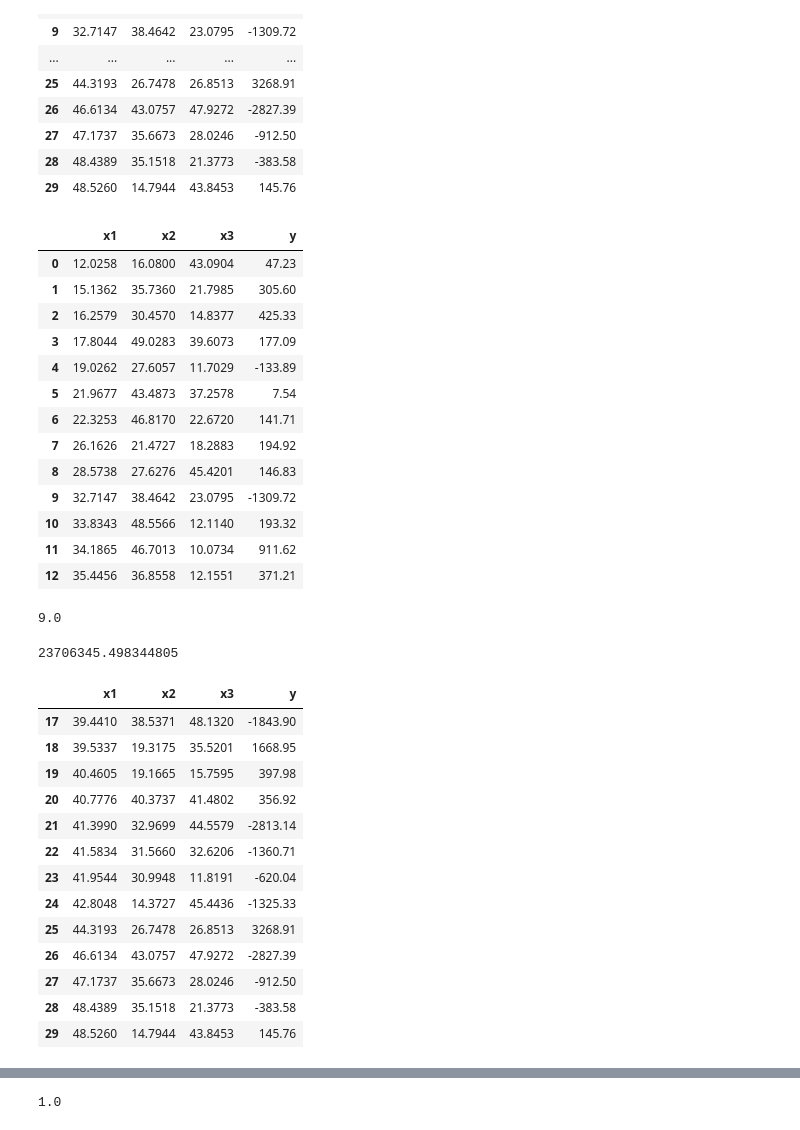
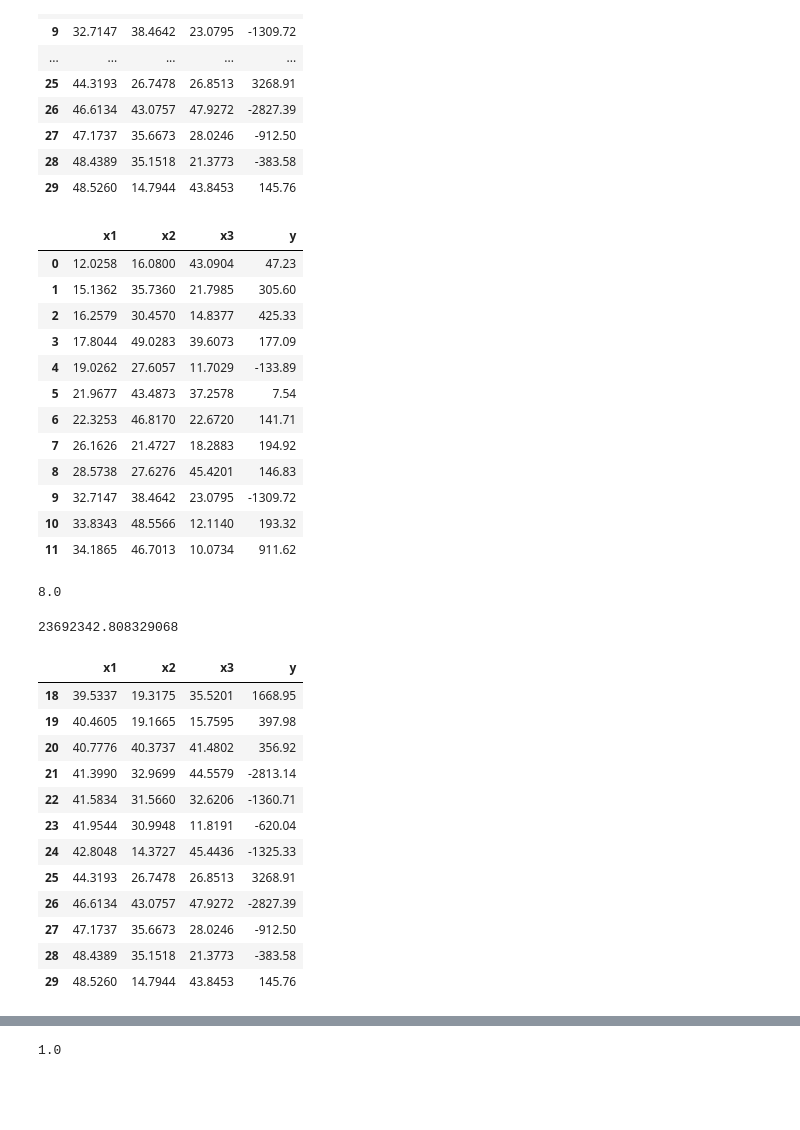
Before and after one commit to iam-fern/Research, a Jupyter notebook: GQ_tese1.ipynb, the cells around one changed output, grey strips where cells are left out. Saved outputs shown, nothing was run; the diff lists cells and outputs as text; code cells hidden in the pictures; blank space fills up the shorter version.

```diff
--- a/GQ_tese1.ipynb
+++ b/GQ_tese1.ipynb
@@ -221,23 +221,22 @@ new_table_sort
 | 29 | 48.5260 | 14.7944 | 43.8453 | 145.76 |
 # %%
 # แบ่งข้อมูลกลุ่มที่ 1
-table1 = new_table_sort.iloc[:13 , :]
+table1 = new_table_sort.iloc[:12 , :]
 table1
 # %% [output]
 |  | x1 | x2 | x3 | y |
 | 0 | 12.0258 | 16.0800 | 43.0904 | 47.23 |
 | 1 | 15.1362 | 35.7360 | 21.7985 | 305.60 |
 | 2 | 16.2579 | 30.4570 | 14.8377 | 425.33 |
 | 3 | 17.8044 | 49.0283 | 39.6073 | 177.09 |
 | 4 | 19.0262 | 27.6057 | 11.7029 | -133.89 |
 | 5 | 21.9677 | 43.4873 | 37.2578 | 7.54 |
 | 6 | 22.3253 | 46.8170 | 22.6720 | 141.71 |
 | 7 | 26.1626 | 21.4727 | 18.2883 | 194.92 |
 | 8 | 28.5738 | 27.6276 | 45.4201 | 146.83 |
 | 9 | 32.7147 | 38.4642 | 23.0795 | -1309.72 |
 | 10 | 33.8343 | 48.5566 | 12.1140 | 193.32 |
 | 11 | 34.1865 | 46.7013 | 10.0734 | 911.62 |
-| 12 | 35.4456 | 36.8558 | 12.1551 | 371.21 |
 # %%
 import statsmodels.api as sm
 # %%
@@ -257,23 +256,22 @@ model = sm.OLS(y, x).fit()
 #print(model.summary())
 # %%
 # หาค่า df กลุ่ม 1
-DF1 = model.df_resid
+DF1 = model1.df_resid
 DF1
 # %% [output]
-9.0
+8.0
 # %%
 # หาค่า SSE1 : Residual sum of squares
-SSE1 = model.ssr
+SSE1 = model1.ssr
 SSE1
 # %% [output]
-23706345.498344805
+23692342.808329068
 # %%
 # แบ่งข้อมูลกลุ่มที่ 2
-table2 = new_table_sort.iloc[17: , :]
+table2 = new_table_sort.iloc[18: , :]
 table2
 # %% [output]
 |  | x1 | x2 | x3 | y |
-| 17 | 39.4410 | 38.5371 | 48.1320 | -1843.90 |
 | 18 | 39.5337 | 19.3175 | 35.5201 | 1668.95 |
 | 19 | 40.4605 | 19.1665 | 15.7595 | 397.98 |
 | 20 | 40.7776 | 40.3737 | 41.4802 | 356.92 |
```
Also changed, not shown: parts of 3 cells of this notebook.
